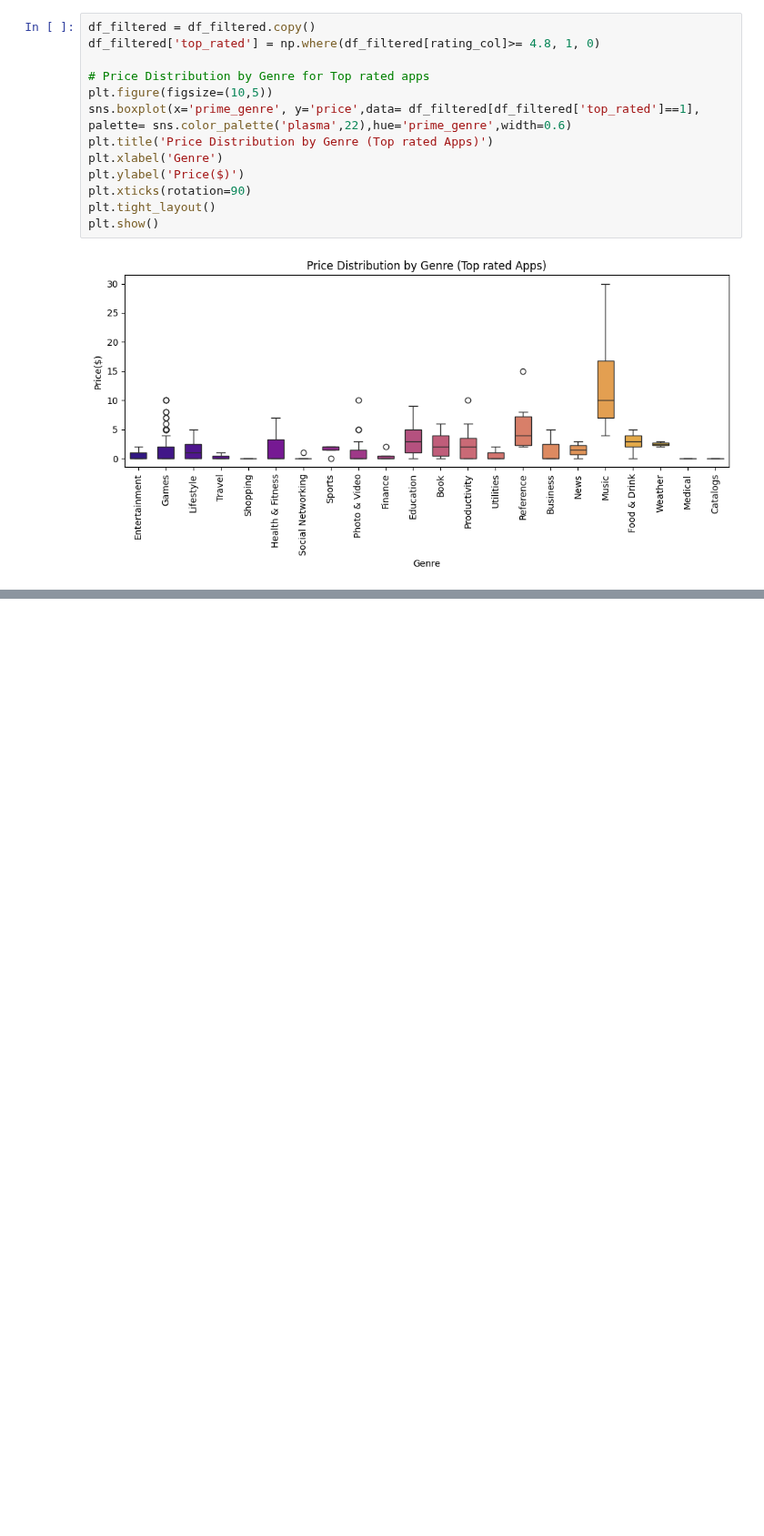
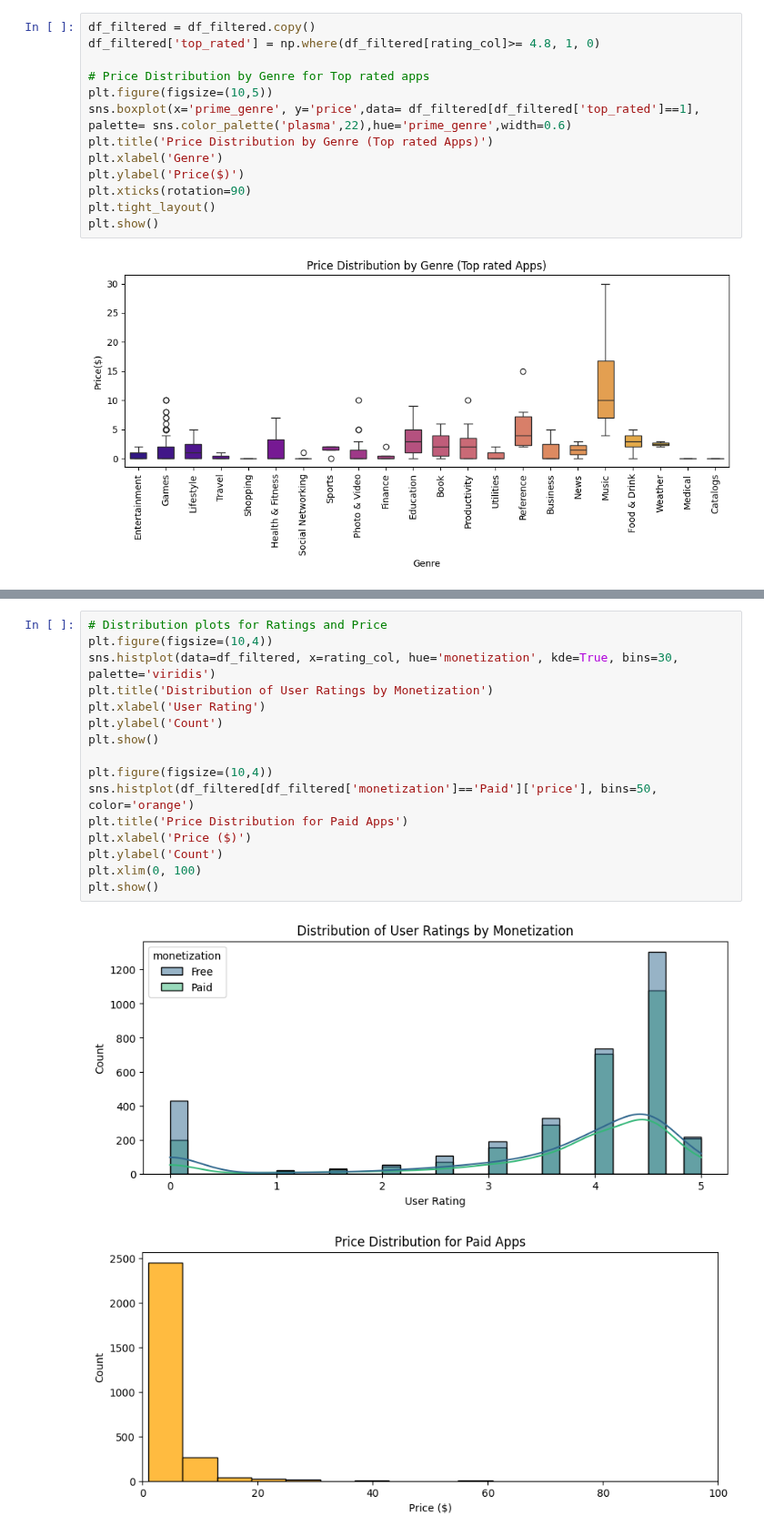
Before and after one commit to jeevithavijaykumar/Exploratory_data_analysis_using_pandas, a Jupyter notebook: AppleStore.ipynb, the cells around one changed output, grey strips where cells are left out. Shown at 91% size. Saved outputs shown, nothing was run; the diff lists cells and outputs as text; blank space fills up the shorter version.

```diff
--- a/AppleStore.ipynb
+++ b/AppleStore.ipynb
@@ -301,3 +269,22 @@ plt.show()
+# %%
+# Distribution plots for Ratings and Price
+plt.figure(figsize=(10,4))
+sns.histplot(data=df_filtered, x=rating_col, hue='monetization', kde=True, bins=30, palette='viridis')
+plt.title('Distribution of User Ratings by Monetization')
+plt.xlabel('User Rating')
+plt.ylabel('Count')
+plt.show()
+
+plt.figure(figsize=(10,4))
+sns.histplot(df_filtered[df_filtered['monetization']=='Paid']['price'], bins=50, color='orange')
+plt.title('Price Distribution for Paid Apps')
+plt.xlabel('Price ($)')
+plt.ylabel('Count')
+plt.xlim(0, 100)
+plt.show()
+# %% [output]
+[figure, added]
+[figure, added]
 # %%
 # Correlation heatmap
 plt.figure(figsize=(8, 5))
```
Also changed, not shown: parts of 21 cells of this notebook.
